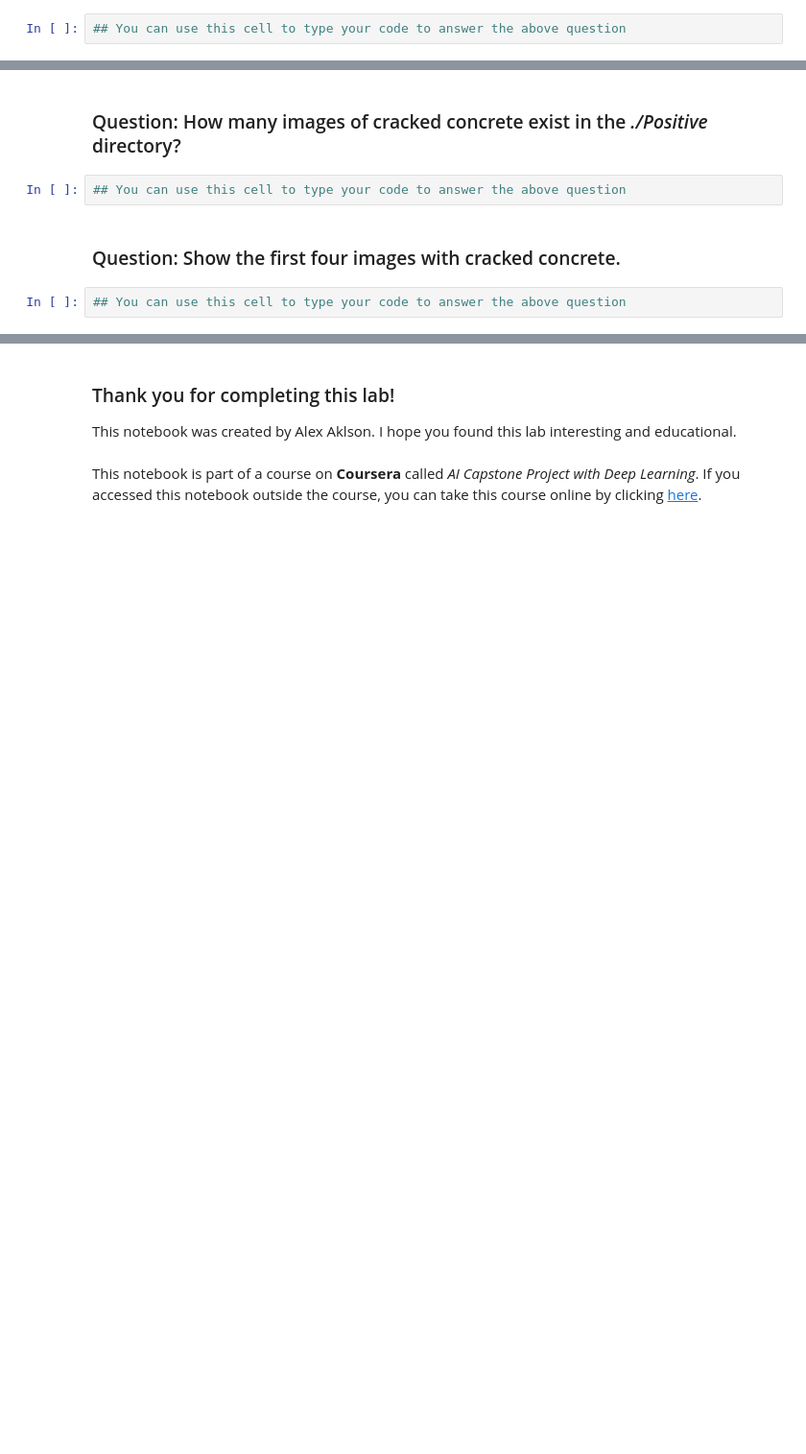
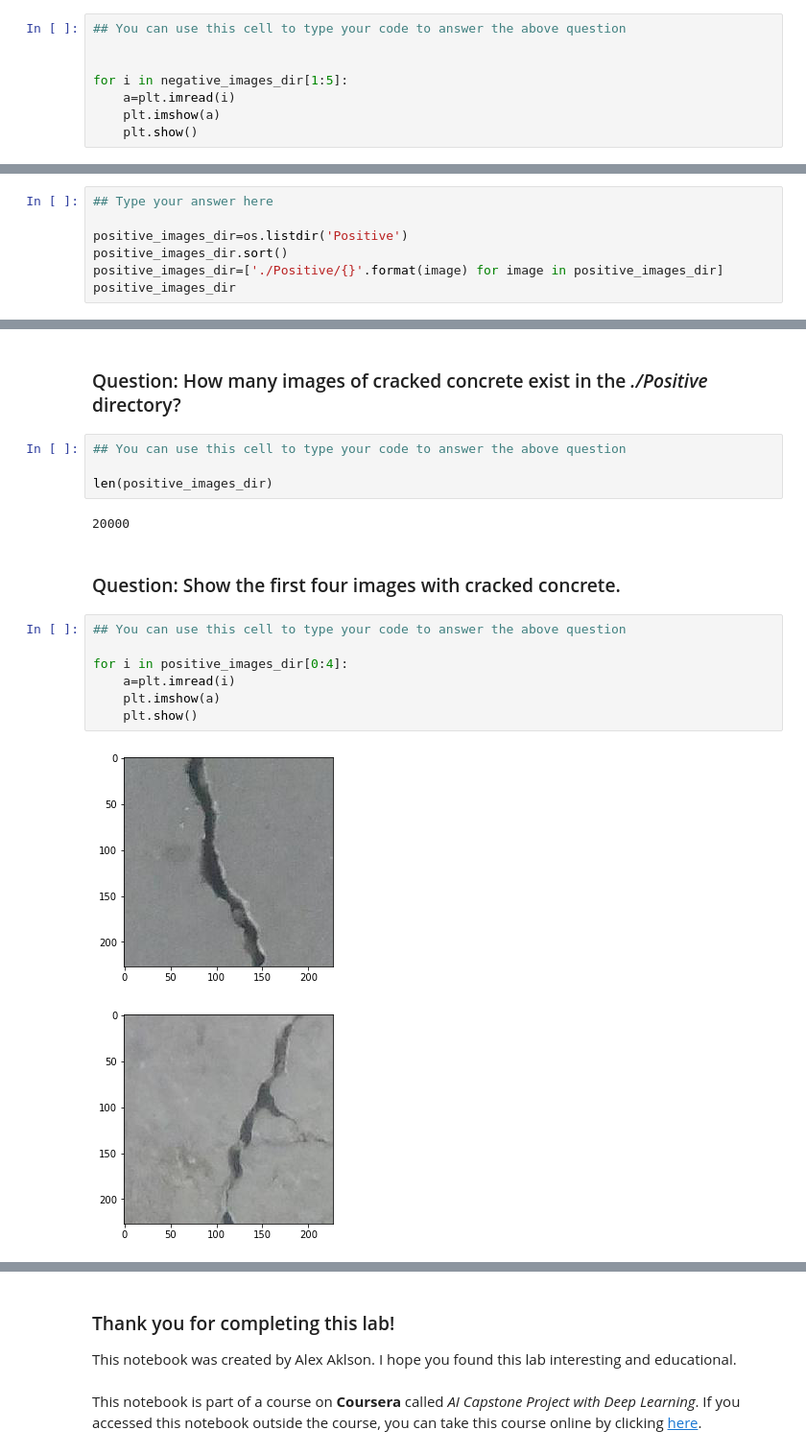
Before and after one commit to ksdkamesh99/AI-Capstone-Project, a Jupyter notebook: Loading-Data.ipynb, the cells around one changed output, grey strips where cells are left out. Shown at 96% size. Cells and saved outputs as stored; diff of their text form; blank space fills up the shorter version.

```diff
--- a/Loading-Data.ipynb
+++ b/Loading-Data.ipynb
@@ -142,3 +264,9 @@ len(negative_images_dir)
 ### Question: Show the next four images.
 # %%
 ## You can use this cell to type your code to answer the above question
+
+
+for i in negative_images_dir[1:5]:
+    a=plt.imread(i)
+    plt.imshow(a)
+    plt.show()
@@ -148,0 +280,7 @@ len(negative_images_dir)
+# %%
+## Type your answer here
+
+positive_images_dir=os.listdir('Positive')
+positive_images_dir.sort()
+positive_images_dir=['./Positive/{}'.format(image) for image in positive_images_dir]
+positive_images_dir
@@ -150,7 +306,19 @@ len(negative_images_dir)
 ### Question: How many images of cracked concrete exist in the *./Positive* directory?
 # %%
 ## You can use this cell to type your code to answer the above question
+
+len(positive_images_dir)
+# %% [output]
+20000
 # %% [markdown]
 ### Question: Show the first four images with cracked concrete.
 # %%
 ## You can use this cell to type your code to answer the above question
+
+for i in positive_images_dir[0:4]:
+    a=plt.imread(i)
+    plt.imshow(a)
+    plt.show()
+# %% [output]
+[figure, added]
+[figure, added]
```
Also changed, not shown: parts of 19 cells of this notebook.
